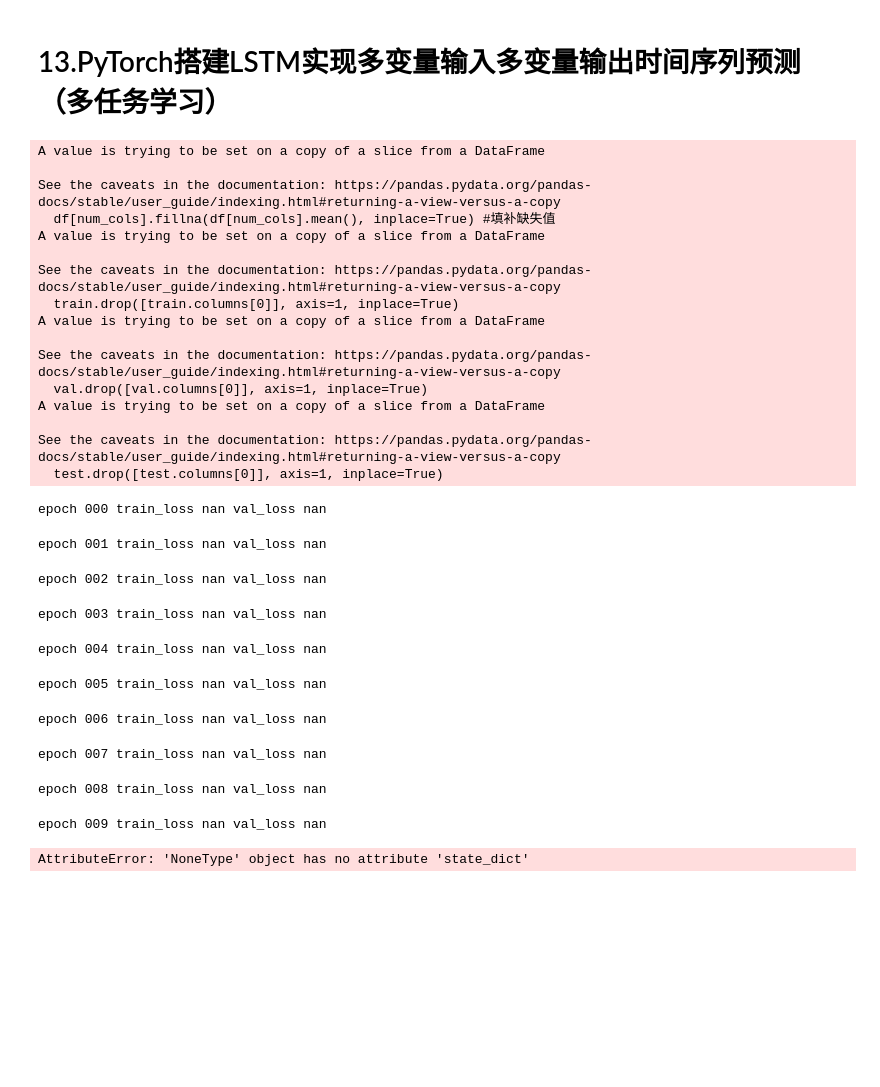
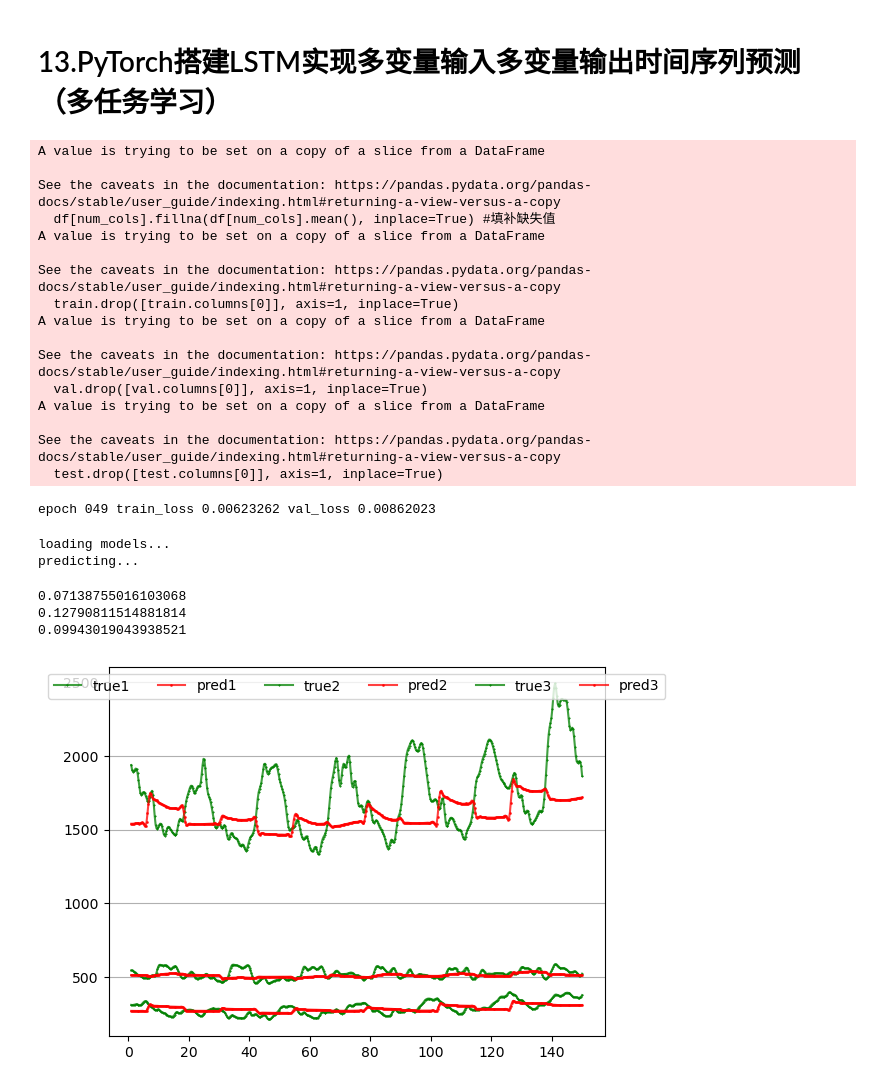
Before and after one commit to Luious-LYH/Time-forecast, a Jupyter notebook: code/2.notebook整合.ipynb, the cells around one changed output. Drawn from its saved outputs; the diff is of its cells as text; code cells hidden in the pictures; blank space fills up the shorter version.

```diff
--- a/code/2.notebook整合.ipynb
+++ b/code/2.notebook整合.ipynb
@@ -274,7 +396,7 @@ def nn_seq_us(dataset,seq_len, B):
     def process(data, batch_size):
         load = data[data.columns[1]]
         data = data.values.tolist()
-        load = (load - n) / (m - n)
+        load = (load - n) / (m - n) #归一化
         load = load.tolist()
         seq = []
         for i in range(len(data) - seq_len):
@@ -513,7 +635,7 @@ def nn_seq_mmss(data,seq_len, B, pred_step_size):
 from sklearn.preprocessing import MinMaxScaler
 #多任务学习
 def nn_seq_mtl(seq_len, B, pred_step_size):
-    data = load_data(r'../data/mtl_data_1.csv')
+    data = load_data(r'../data/mtl_data_2.csv')
     train = data[:int(len(data) * 0.6)]
     val = data[int(len(data) * 0.6):int(len(data) * 0.8)]
     test = data[int(len(data) * 0.8):len(data)]
@@ -1363,49 +1595,44 @@ epoch 010 train_loss 0.00833045 val_loss 0.00810388
 # %% [markdown]
 # 13.PyTorch搭建LSTM实现多变量输入多变量输出时间序列预测（多任务学习）
 # %%
-#有bug，损失为nan
-#多任务学习使用数据集mlt_data_1.csv
+#mtl_data1有bug，损失为nan
+#多任务学习使用数据集mlt_data_2.csv
 
 path = os.path.abspath(os.path.dirname(os.getcwd()))
 LSTM_PATH = path + '/models/mtl.pkl'
 LSTM_PATH = LSTM_PATH.replace("\\", "/") #torch.save()不能保存windows路径，需要替换
 
 if __name__ == '__main__':
     arg = args.multi_task_args_parser()
-    arg.epochs=10
     flag = 'mtl'
     # Dtr, Val, Dte, m, n = load_data(args, flag, args.batch_size)
     # mtl_train(args, Dtr, Val, LSTM_PATH)
     # mtl_test(args, Dte, LSTM_PATH, m, n)
 
     Dtr, Val, Dte, scaler = nn_seq_mtl(seq_len=(arg.seq_len), B=arg.batch_size, pred_step_size=(arg.pred_step_size))
     mtl_train(arg, Dtr, Val, LSTM_PATH)
     mtl_test(arg, Dte, scaler, LSTM_PATH)
 # %% [output]
 A value is trying to be set on a copy of a slice from a DataFrame
 
 See the caveats in the documentation: https://pandas.pydata.org/pandas-docs/stable/user_guide/indexing.html#returning-a-view-versus-a-copy
   df[num_cols].fillna(df[num_cols].mean(), inplace=True) #填补缺失值
 A value is trying to be set on a copy of a slice from a DataFrame
 
 See the caveats in the documentation: https://pandas.pydata.org/pandas-docs/stable/user_guide/indexing.html#returning-a-view-versus-a-copy
   train.drop([train.columns[0]], axis=1, inplace=True)
 A value is trying to be set on a copy of a slice from a DataFrame
 
 See the caveats in the documentation: https://pandas.pydata.org/pandas-docs/stable/user_guide/indexing.html#returning-a-view-versus-a-copy
   val.drop([val.columns[0]], axis=1, inplace=True)
 A value is trying to be set on a copy of a slice from a DataFrame
 
 See the caveats in the documentation: https://pandas.pydata.org/pandas-docs/stable/user_guide/indexing.html#returning-a-view-versus-a-copy
   test.drop([test.columns[0]], axis=1, inplace=True)
-epoch 000 train_loss nan val_loss nan
+epoch 049 train_loss 0.00623262 val_loss 0.00862023
-epoch 001 train_loss nan val_loss nan
+loading models...
+predicting...
-epoch 002 train_loss nan val_loss nan
+0.07138755016103068
+0.12790811514881814
+0.09943019043938521
-epoch 003 train_loss nan val_loss nan
-epoch 004 train_loss nan val_loss nan
-epoch 005 train_loss nan val_loss nan
-epoch 006 train_loss nan val_loss nan
-epoch 007 train_loss nan val_loss nan
-epoch 008 train_loss nan val_loss nan
-epoch 009 train_loss nan val_loss nan
-AttributeError: 'NoneType' object has no attribute 'state_dict'
+[figure, added]
```
Also changed, not shown: parts of 19 cells of this notebook, 9 other files.
